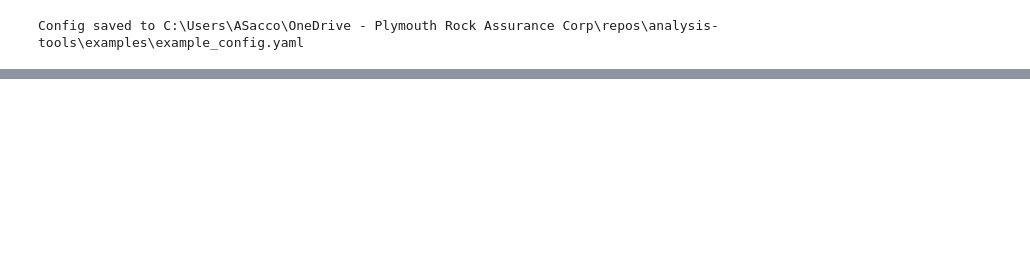
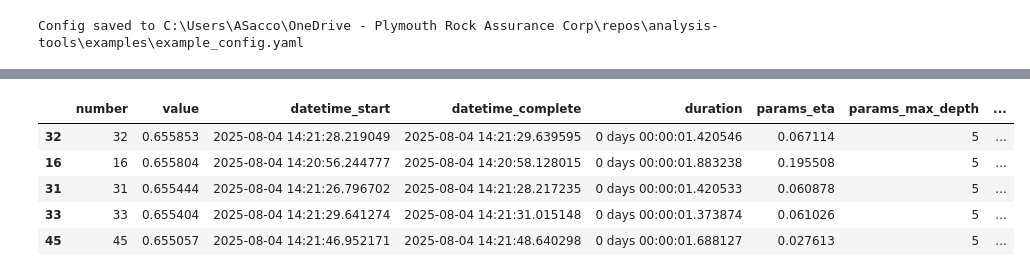
Before and after one commit to asacco-97/analysis-tools, a Jupyter notebook: notebooks/training_example.ipynb, the cells around one changed output, grey strips where cells are left out. Cells and saved outputs as stored; diff of their text form; code cells hidden in the pictures; blank space fills up the shorter version.

```diff
--- a/notebooks/training_example.ipynb
+++ b/notebooks/training_example.ipynb
@@ -225,0 +314,10 @@ mt_xgboost.log_lines
+# %%
+mt_xgboost_tuned = XGBModelTrainer(
+    config_path="../examples/example_config.yaml",
+    train_df=train,
+    valid_df=test,
+    holdout_df=holdout
+)
+
+# Change output directory for tuned model
+mt_xgboost_tuned.config.output_dir = "outputs_tuned"
@@ -225,0 +331,16 @@ mt_xgboost.log_lines
+# %%
+# Maximize partial gini at 20% of the highest predictions
+mt_xgboost_tuned.config.tuning.objective_func = normalized_partial_gini_20
+mt_xgboost_tuned.config.tuning.maximize = True
+
+# 5 Fold cross validation without stratification
+mt_xgboost_tuned.config.tuning.cv = 5
+mt_xgboost_tuned.config.tuning.stratified_cv = None
+
+# Number of tuning iterations
+mt_xgboost_tuned.config.tuning.n_iter = 50
+
+# Output file
+mt_xgboost_tuned.config.tuning.tuning_file = "tuning_results.csv"
+
+tuning_df = mt_xgboost_tuned.tune()
@@ -225,0 +377,9 @@ mt_xgboost.log_lines
+# %%
+tuning_df.head()
+# %% [output]
+|  | number | value | datetime_start | datetime_complete | duration | params_eta | params_max_depth | ... |
+| 32 | 32 | 0.655853 | 2025-08-04 14:21:28.219049 | 2025-08-04 14:21:29.639595 | 0 days 00:00:01.420546 | 0.067114 | 5 | ... |
+| 16 | 16 | 0.655804 | 2025-08-04 14:20:56.244777 | 2025-08-04 14:20:58.128015 | 0 days 00:00:01.883238 | 0.195508 | 5 | ... |
+| 31 | 31 | 0.655444 | 2025-08-04 14:21:26.796702 | 2025-08-04 14:21:28.217235 | 0 days 00:00:01.420533 | 0.060878 | 5 | ... |
+| 33 | 33 | 0.655404 | 2025-08-04 14:21:29.641274 | 2025-08-04 14:21:31.015148 | 0 days 00:00:01.373874 | 0.061026 | 5 | ... |
+| 45 | 45 | 0.655057 | 2025-08-04 14:21:46.952171 | 2025-08-04 14:21:48.640298 | 0 days 00:00:01.688127 | 0.027613 | 5 | ... |
```
Also changed, not shown: parts of 31 cells of this notebook.
